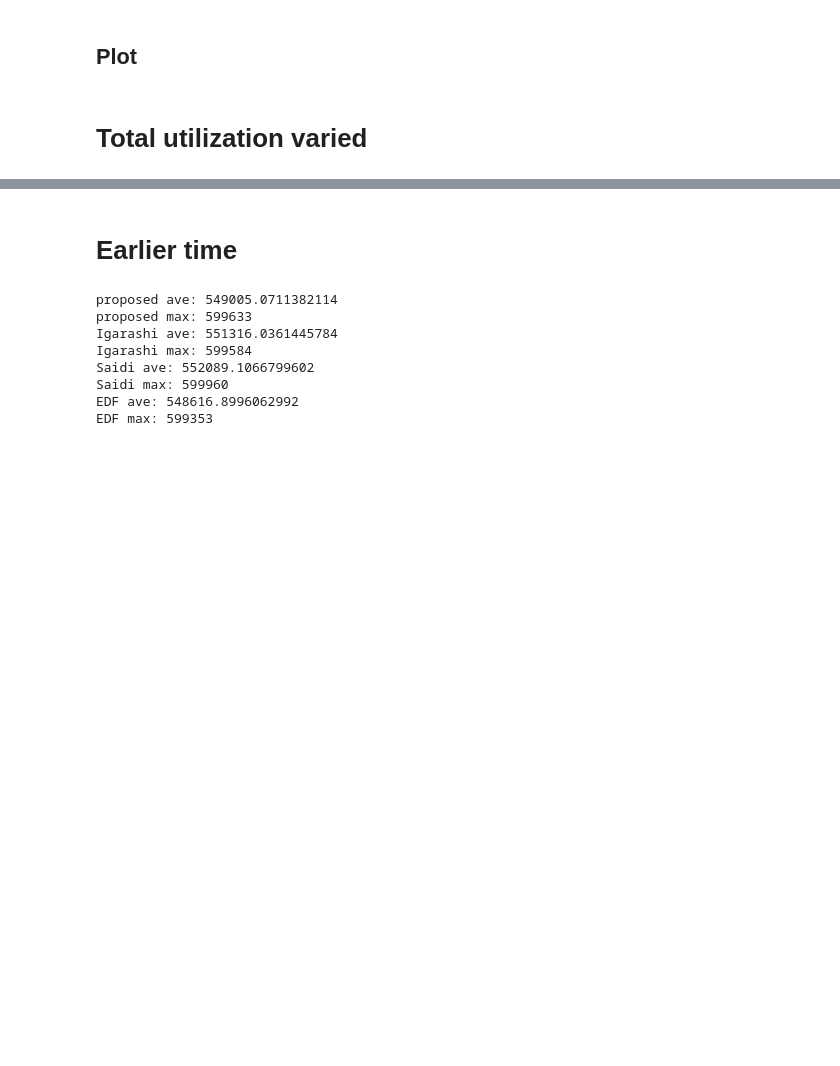
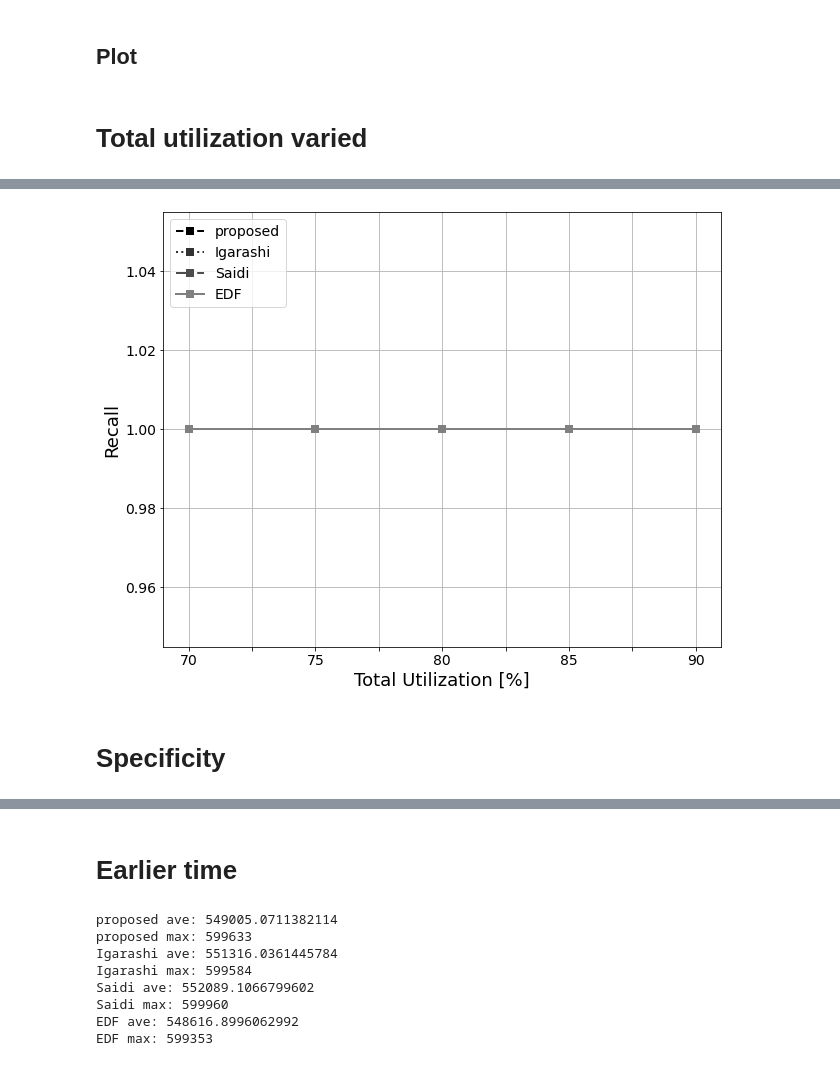
Before and after one commit to atsushi421/DED_simulator, a Jupyter notebook: analyze_results.ipynb, the cells around one changed output, grey strips where cells are left out. Drawn from its saved outputs; the diff is of its cells as text; code cells hidden in the pictures; blank space fills up the shorter version.

```diff
--- a/analyze_results.ipynb
+++ b/analyze_results.ipynb
@@ -121,0 +167,13 @@ for log_path in log_paths:
+# %%
+recall_df = pd.DataFrame(index=METHOD_NAMES,
+                            columns=UTILIZATION_VALUES)
+
+for method in METHOD_NAMES:
+    recall_df.loc[method] = utilization_df_dict[method].loc['TP'] / (utilization_df_dict[method].loc['TP'] + utilization_df_dict[method].loc['FN'])
+# %%
+recall_df = recall_df.T
+line_plot(recall_df, 'Total Utilization [%]', 'Recall', 'line_plot_recall.pdf')
+# %% [output]
+[figure, added]
+# %% [markdown]
+# Specificity
```
Also changed, not shown: parts of 16 cells of this notebook.
